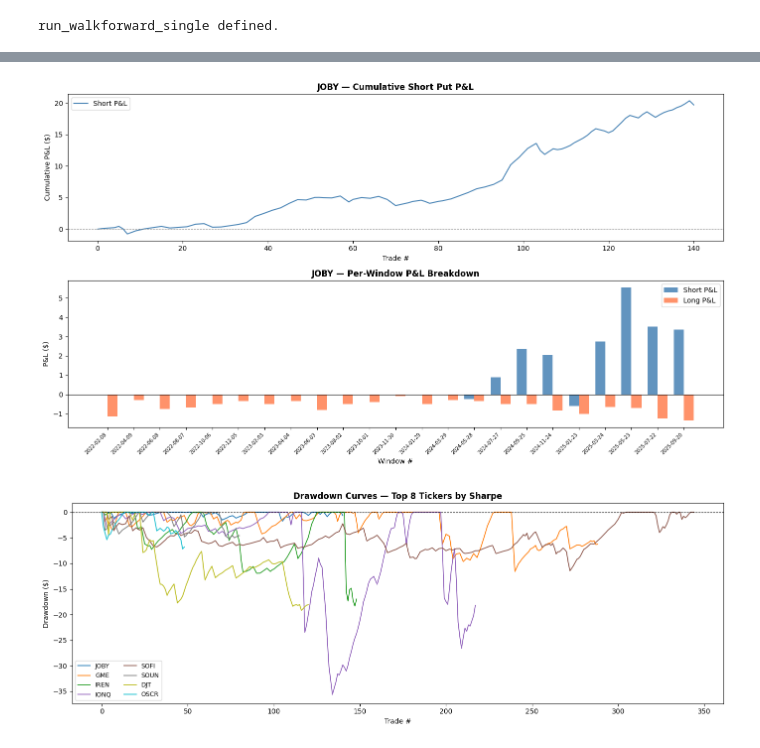
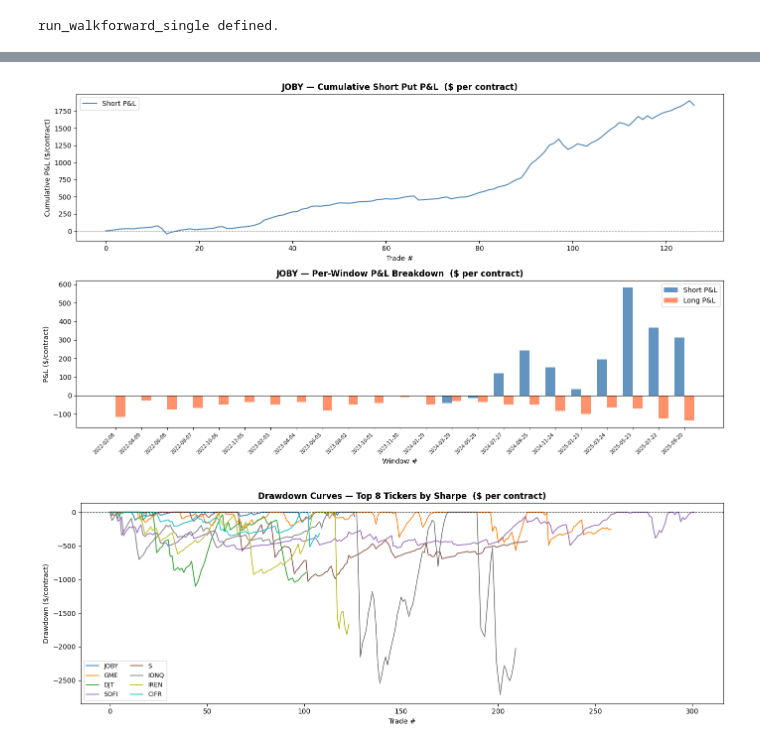
Before and after one commit to ckinateder/kaching, a Jupyter notebook: notebooks/kaching_backtest.ipynb, the cells around one changed output, grey strips where cells are left out. Drawn from its saved outputs; the diff is of its cells as text; code cells hidden in the pictures.

```diff
--- a/notebooks/kaching_backtest.ipynb
+++ b/notebooks/kaching_backtest.ipynb
@@ -288,6 +506,12 @@ def run_walkforward_single(ticker, entry_dow=None, selection_method='composite')
 
     # --- Short puts: filter_weekly_put_options handles Thu/Fri + DTE 6-9 ---
     short_puts_df, _ = filter_weekly_put_options(raw_df)
+
+    # Re-bucket with wider OTM_BINS (postprocess module uses original 0-5% bins)
+    short_puts_df = short_puts_df.copy()
+    short_puts_df['otm_bucket'] = pd.cut(
+        short_puts_df['otm_pct'], bins=OTM_BINS, labels=OTM_LABELS, include_lowest=True
+    )
 
     # Optional additional DOW filter
     if entry_dow is not None:
@@ -612,16 +1050,20 @@ tickers_with_trades = [
 
 ncols = 3
 nrows = max(1, (len(tickers_with_trades) + ncols - 1) // ncols)
+cm    = CONTRACT_MULTIPLIER
+DEDUP = ['quote_date', 'strike', 'expiration']
 
 fig, axes = plt.subplots(nrows, ncols, figsize=(18, nrows * 3.2))
 axes_flat = axes.flatten() if nrows > 1 else list(axes) if ncols == 1 else axes.flatten()
 
 for i, ticker in enumerate(tickers_with_trades):
     ax = axes_flat[i]
-    trades = results[ticker]['trades'].sort_values('quote_date')
-    pnl = trades['pnl'].dropna()
+    raw_trades = results[ticker]['trades']
+    dcols  = [c for c in DEDUP if c in raw_trades.columns]
+    trades = raw_trades.drop_duplicates(subset=dcols).sort_values('quote_date')
+    pnl = trades['pnl'].dropna() * cm
     cum = pnl.cumsum().reset_index(drop=True)
-    x = np.arange(len(cum))
+    x   = np.arange(len(cum))
 
     ax.plot(cum.values, color='steelblue', linewidth=1.2)
     ax.axhline(0, color='gray', linestyle='--', linewidth=0.7)
@@ -629,13 +1071,13 @@ for i, ticker in enumerate(tickers_with_trades):
     ax.fill_between(x, cum.values, 0, where=(cum.values < 0),  alpha=0.12, color='red')
     ax.set_title(ticker, fontsize=10, fontweight='bold')
     ax.set_xlabel('Trade #', fontsize=7)
-    ax.set_ylabel('Cum P&L ($)', fontsize=7)
+    ax.set_ylabel('Cum P&L ($/contract)', fontsize=7)
     ax.tick_params(labelsize=7)
 
 for j in range(len(tickers_with_trades), len(axes_flat)):
     axes_flat[j].set_visible(False)
 
-plt.suptitle('Short Put Equity Curves — A-Tier Universe', fontsize=13, fontweight='bold', y=1.01)
+plt.suptitle('Short Put Equity Curves — A-Tier Universe  ($ per contract)', fontsize=13, fontweight='bold', y=1.01)
 plt.tight_layout()
 plt.show()
 # %% [output]
@@ -645,37 +1087,46 @@ plt.show()
 if metrics_df.empty:
     print('No metrics available.')
 else:
-    best_ticker   = metrics_df.iloc[0]['ticker']
-    res           = results[best_ticker]
-    trades_sorted = res['trades'].sort_values('quote_date') if not res['trades'].empty else pd.DataFrame()
-    wins_sorted   = res['windows'].sort_values('window_start') if not res['windows'].empty else pd.DataFrame()
+    cm          = CONTRACT_MULTIPLIER
+    DEDUP       = ['quote_date', 'strike', 'expiration']
+    best_ticker = metrics_df.iloc[0]['ticker']
+    res         = results[best_ticker]
+
+    # Deduplicate trades (overlapping walk-forward windows)
+    if not res['trades'].empty:
+        dcols         = [c for c in DEDUP if c in res['trades'].columns]
+        trades_sorted = res['trades'].drop_duplicates(subset=dcols).sort_values('quote_date')
+    else:
+        trades_sorted = pd.DataFrame()
+
+    wins_sorted = res['windows'].sort_values('window_start') if not res['windows'].empty else pd.DataFrame()
 
     fig, (ax1, ax2) = plt.subplots(2, 1, figsize=(14, 8))
 
-    # Top: cumulative equity curve
+    # Top: cumulative equity curve (per contract)
     if not trades_sorted.empty and 'pnl' in trades_sorted.columns:
-        pnl = trades_sorted['pnl'].dropna()
+        pnl = trades_sorted['pnl'].dropna() * cm
         cum = pnl.cumsum().reset_index(drop=True)
         ax1.plot(cum.values, color='steelblue', linewidth=1.5, label='Short P&L')
         ax1.axhline(0, color='gray', linestyle='--', linewidth=0.8)
-        ax1.set_title(f'{best_ticker} — Cumulative Short Put P&L', fontsize=12, fontweight='bold')
+        ax1.set_title(f'{best_ticker} — Cumulative Short Put P&L  ($ per contract)', fontsize=12, fontweight='bold')
         ax1.set_xlabel('Trade #')
-        ax1.set_ylabel('Cumulative P&L ($)')
+        ax1.set_ylabel('Cumulative P&L ($/contract)')
         ax1.legend()
 
-    # Bottom: per-window bar chart (short vs long)
+    # Bottom: per-window bar chart (short vs long, per contract)
     if not wins_sorted.empty and 'short_pnl' in wins_sorted.columns:
         x     = np.arange(len(wins_sorted))
         width = 0.38
-        ax2.bar(x - width / 2, wins_sorted['short_pnl'].fillna(0), width,
+        ax2.bar(x - width / 2, wins_sorted['short_pnl'].fillna(0) * cm, width,
                 label='Short P&L', color='steelblue', alpha=0.85)
         if 'long_pnl' in wins_sorted.columns:
-            ax2.bar(x + width / 2, wins_sorted['long_pnl'].fillna(0), width,
-                    label='Long P&L',  color='coral', alpha=0.85)
+            ax2.bar(x + width / 2, wins_sorted['long_pnl'].fillna(0) * cm, width,
+                    label='Long P&L', color='coral', alpha=0.85)
         ax2.axhline(0, color='black', linewidth=0.8)
-        ax2.set_title(f'{best_ticker} — Per-Window P&L Breakdown', fontsize=12, fontweight='bold')
+        ax2.set_title(f'{best_ticker} — Per-Window P&L Breakdown  ($ per contract)', fontsize=12, fontweight='bold')
         ax2.set_xlabel('Window #')
-        ax2.set_ylabel('P&L ($)')
+        ax2.set_ylabel('P&L ($/contract)')
         ax2.legend()
         ax2.set_xticks(x)
         labels_x = [str(w)[:10] for w in wins_sorted['window_start']]
@@ -684,35 +1135,39 @@ else:
     plt.tight_layout()
     plt.show()
 # %% [output]
-[figure, old version]
+[figure, new version]
 # %%
 # ── Drawdown curves — top 8 tickers by Sharpe ─────────────────────────────
-top8 = metrics_df.dropna(subset=['sharpe']).head(8)['ticker'].tolist()
+top8  = metrics_df.dropna(subset=['sharpe']).head(8)['ticker'].tolist()
+cm    = CONTRACT_MULTIPLIER
+DEDUP = ['quote_date', 'strike', 'expiration']
 
 fig, ax = plt.subplots(figsize=(14, 5))
-colors = plt.cm.tab10(np.linspace(0, 1, len(top8)))
+colors  = plt.cm.tab10(np.linspace(0, 1, len(top8)))
 
 for ticker, color in zip(top8, colors):
-    trades = results[ticker]['trades']
-    if trades.empty or 'pnl' not in trades.columns:
+    raw_trades = results[ticker]['trades']
+    if raw_trades.empty or 'pnl' not in raw_trades.columns:
         continue
-    pnl = trades.sort_values('quote_date')['pnl'].dropna()
+    dcols  = [c for c in DEDUP if c in raw_trades.columns]
+    trades = raw_trades.drop_duplicates(subset=dcols).sort_values('quote_date')
+    pnl    = trades['pnl'].dropna() * cm
     if len(pnl) < 2:
         continue
     cum      = pnl.cumsum().reset_index(drop=True)
     peak     = cum.cummax()
     drawdown = cum - peak
     ax.plot(drawdown.values, label=ticker, color=color, linewidth=1.3)
 
 ax.axhline(0, color='black', linewidth=0.8, linestyle='--')
-ax.set_title('Drawdown Curves — Top 8 Tickers by Sharpe', fontsize=12, fontweight='bold')
+ax.set_title('Drawdown Curves — Top 8 Tickers by Sharpe  ($ per contract)', fontsize=12, fontweight='bold')
 ax.set_xlabel('Trade #')
-ax.set_ylabel('Drawdown ($)')
+ax.set_ylabel('Drawdown ($/contract)')
 ax.legend(loc='lower left', ncol=2, fontsize=9)
 plt.tight_layout()
 plt.show()
 # %% [output]
-[figure, old version]
+[figure, new version]
 # %%
 # ── Win rate over windows — top 6 tickers ─────────────────────────────────
 top6 = metrics_df.dropna(subset=['sharpe']).head(6)['ticker'].tolist()
```
Also changed, not shown: parts of 25 cells of this notebook.
